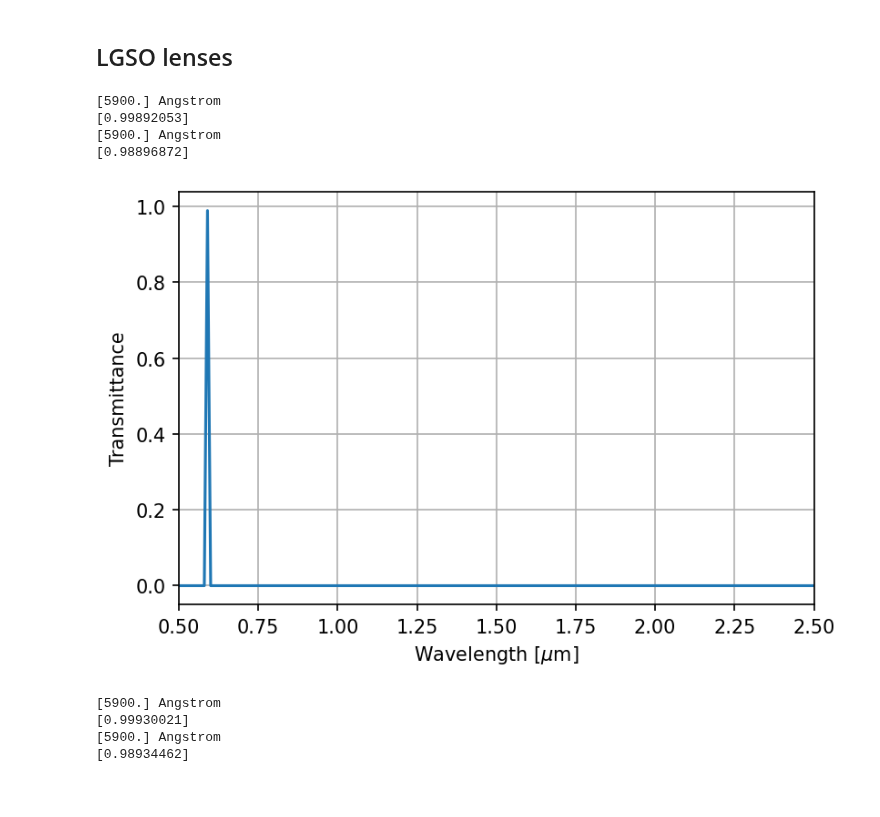
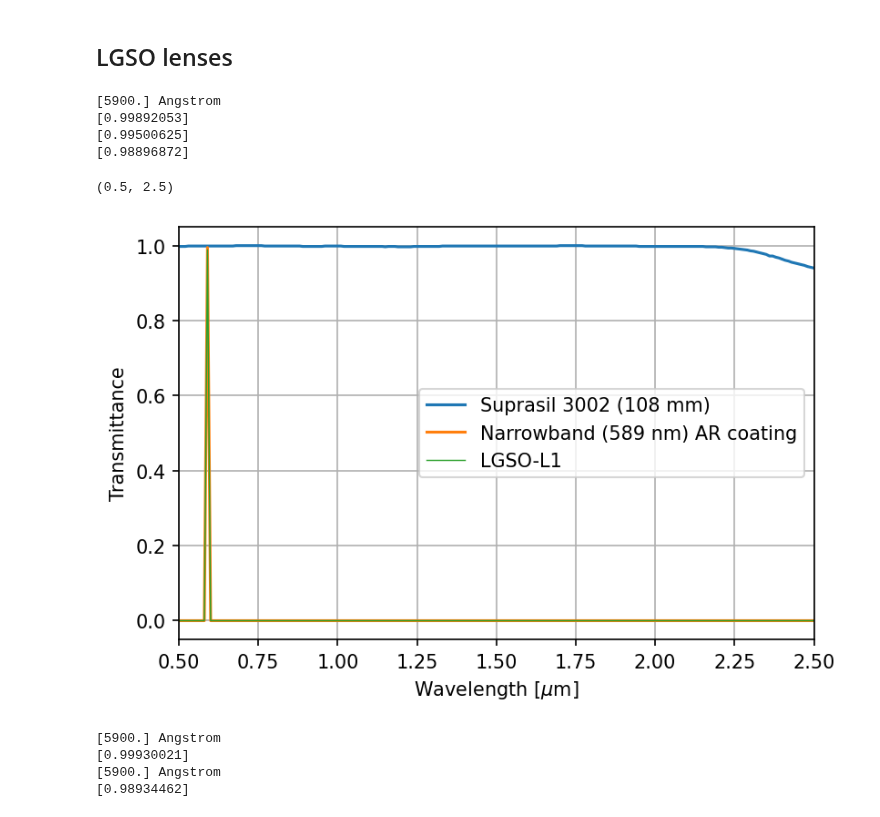
Before and after one commit to ArcetriAdaptiveOptics/arte, a Jupyter notebook: notebook/photometry/morfeo_transmissive_elements.ipynb, the cells around one changed output. Drawn from its saved outputs; the diff is of its cells as text; code cells hidden in the pictures.

```diff
--- a/notebook/photometry/morfeo_transmissive_elements.ipynb
+++ b/notebook/photometry/morfeo_transmissive_elements.ipynb
@@ -151,30 +104,32 @@ print(lgso_fm.reflectance(wv[id_589nm]))
 # %% [markdown]
 ## LGSO lenses
 # %%
+lgso_l1 = MorfeoTransmissiveElementsCatalog.lgso_lens1_001()
+wv = lgso_l1.waveset
 supra108mm = GlassesTransmissiveElementsCatalog.suprasil3002_108mm_internal_001()
-wv = supra108mm.waveset
+ar_coat_589nm = CoatingsTransmissiveElementsCatalog.ar_coating_589nm_001()
 id_589nm = np.where(np.isclose(np.array(wv), 5890., atol=10))
 print(wv[id_589nm])
 print(supra108mm.transmittance(wv[id_589nm]))
+print(ar_coat_589nm.transmittance(wv[id_589nm]))
+print(lgso_l1.transmittance(wv[id_589nm]))
 
-lgso_l1 = MorfeoTransmissiveElementsCatalog.lgso_lens1_001()
 mpl.rcParams['figure.dpi'] = 150
-lgso_l1.plot(reflectance=False, absorptance=False, wv_unit=u.um)
+plt.plot(wv.to(u.um), supra108mm.transmittance(wv), label='Suprasil 3002 (108 mm)')
+plt.plot(wv.to(u.um), ar_coat_589nm.transmittance(wv), label='Narrowband (589 nm) AR coating')
+plt.plot(wv.to(u.um), lgso_l1.transmittance(wv), label='LGSO-L1', linewidth=0.7)
 plt.xlabel('Wavelength [$\mu$m]')
 plt.ylabel('Transmittance')
-plt.legend('', frameon=False)
+plt.legend()
+plt.grid()
 plt.xlim(0.5, 2.5)
-
-wv = lgso_l1.waveset
-id_589nm = np.where(np.isclose(np.array(wv), 5890., atol=10))
-print(wv[id_589nm])
-print(lgso_l1.transmittance(wv[id_589nm]))
 # %% [output]
 [5900.] Angstrom
 [0.99892053]
-[5900.] Angstrom
+[0.99500625]
 [0.98896872]
+(0.5, 2.5)
-[figure, old version]
+[figure, new version]
 # %%
 supra70mm = GlassesTransmissiveElementsCatalog.suprasil3002_70mm_internal_001()
 wv = supra70mm.waveset
```
Also changed, not shown: parts of 43 cells of this notebook.
